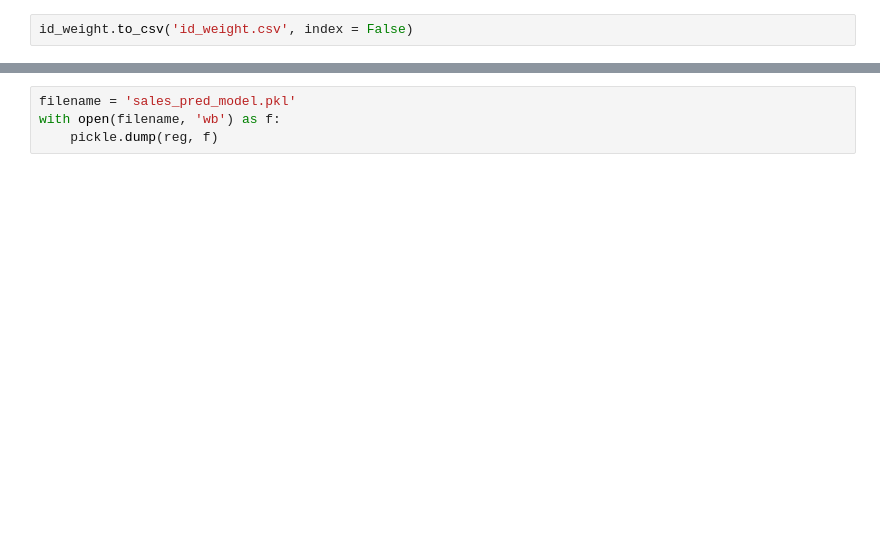
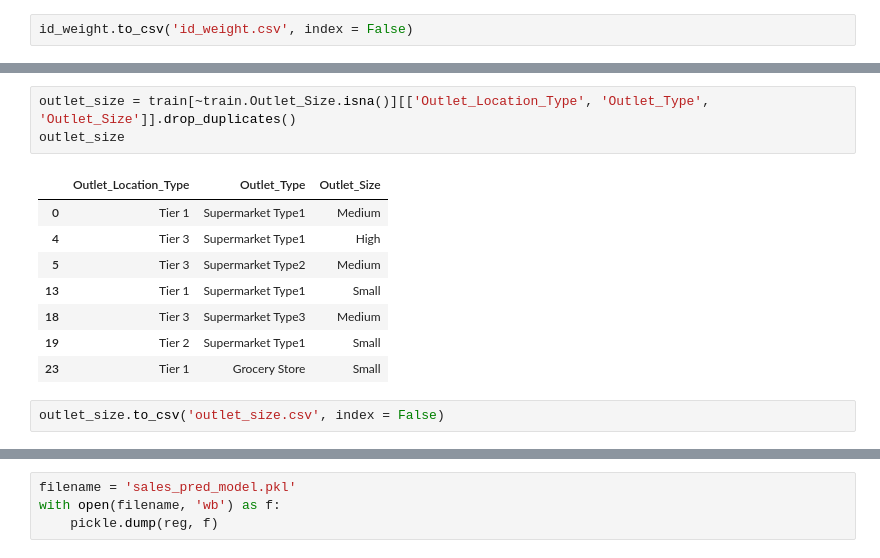
Before and after one commit to dgsayan/sales_prediction, a Jupyter notebook: Sales_Prediction_EDA_Training.ipynb, the cells around one changed output, grey strips where cells are left out. Saved outputs shown, nothing was run; the diff lists cells and outputs as text; blank space fills up the shorter version.

```diff
--- a/Sales_Prediction_EDA_Training.ipynb
+++ b/Sales_Prediction_EDA_Training.ipynb
@@ -254,0 +128,14 @@ reg = xgb.train(params, dtrain, num_boost_round = num_boost_round)
+# %%
+outlet_size = train[~train.Outlet_Size.isna()][['Outlet_Location_Type', 'Outlet_Type', 'Outlet_Size']].drop_duplicates()
+outlet_size
+# %% [output]
+|  | Outlet_Location_Type | Outlet_Type | Outlet_Size |
+| 0 | Tier 1 | Supermarket Type1 | Medium |
+| 4 | Tier 3 | Supermarket Type1 | High |
+| 5 | Tier 3 | Supermarket Type2 | Medium |
+| 13 | Tier 1 | Supermarket Type1 | Small |
+| 18 | Tier 3 | Supermarket Type3 | Medium |
+| 19 | Tier 2 | Supermarket Type1 | Small |
+| 23 | Tier 1 | Grocery Store | Small |
+# %%
+outlet_size.to_csv('outlet_size.csv', index = False)
```
Also changed, not shown: parts of 90 cells of this notebook, 3 other files.
